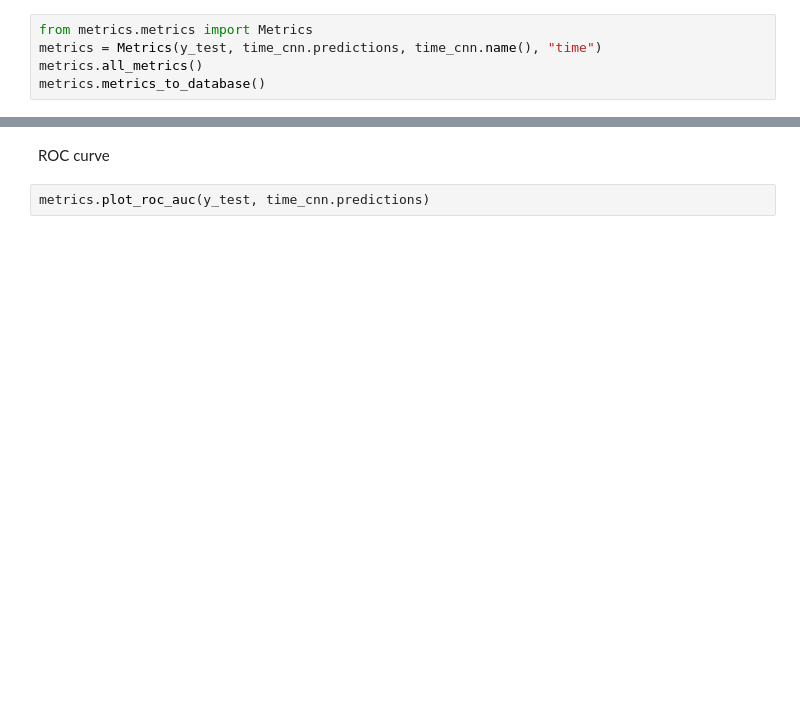
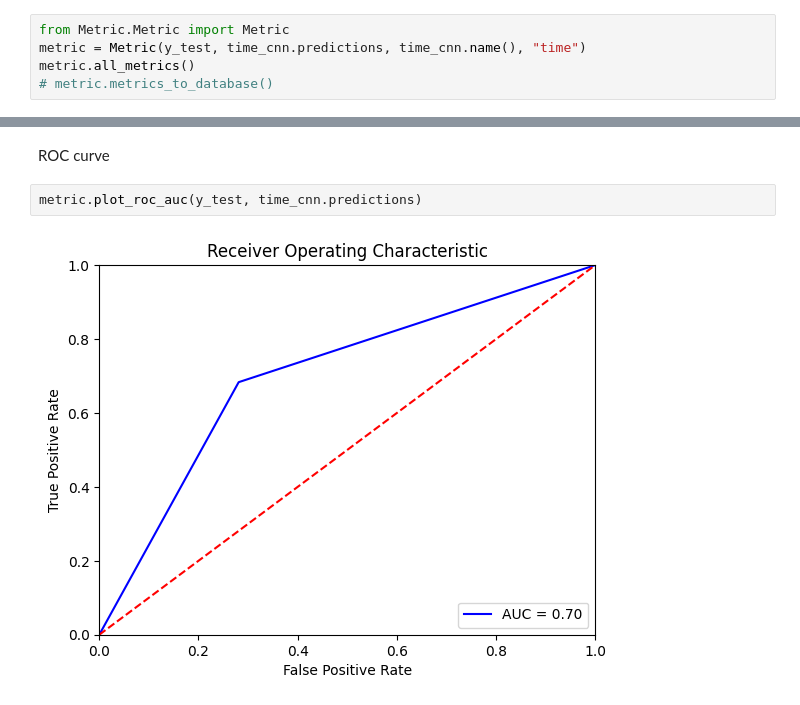
Before and after one commit to luizantoniona/eeg-epileptic-seizure-detection, a Jupyter notebook: 11 - CNN Time.ipynb, the cells around one changed output, grey strips where cells are left out. Cells and saved outputs as stored; diff of their text form; blank space fills up the shorter version.

Commit message:
refactor: refactoring metrics and ia classes for better understanding and optimizations

```diff
--- a/11 - CNN Time.ipynb
+++ b/11 - CNN Time.ipynb
@@ -25,7 +65,7 @@ time_cnn.print_predictions(y_test)
 # %% [markdown]
 ### METRICS:
 # %%
-from metrics.metrics import Metrics
-metrics = Metrics(y_test, time_cnn.predictions, time_cnn.name(), "time")
-metrics.all_metrics()
-metrics.metrics_to_database()
+from Metric.Metric import Metric
+metric = Metric(y_test, time_cnn.predictions, time_cnn.name(), "time")
+metric.all_metrics()
+# metric.metrics_to_database()
@@ -32,4 +85,6 @@ metrics.metrics_to_database()
 # %% [markdown]
 ROC curve
 # %%
-metrics.plot_roc_auc(y_test, time_cnn.predictions)
+metric.plot_roc_auc(y_test, time_cnn.predictions)
+# %% [output]
+[figure, added]
```
Also changed, not shown: parts of 6 cells of this notebook, 10 other files.
